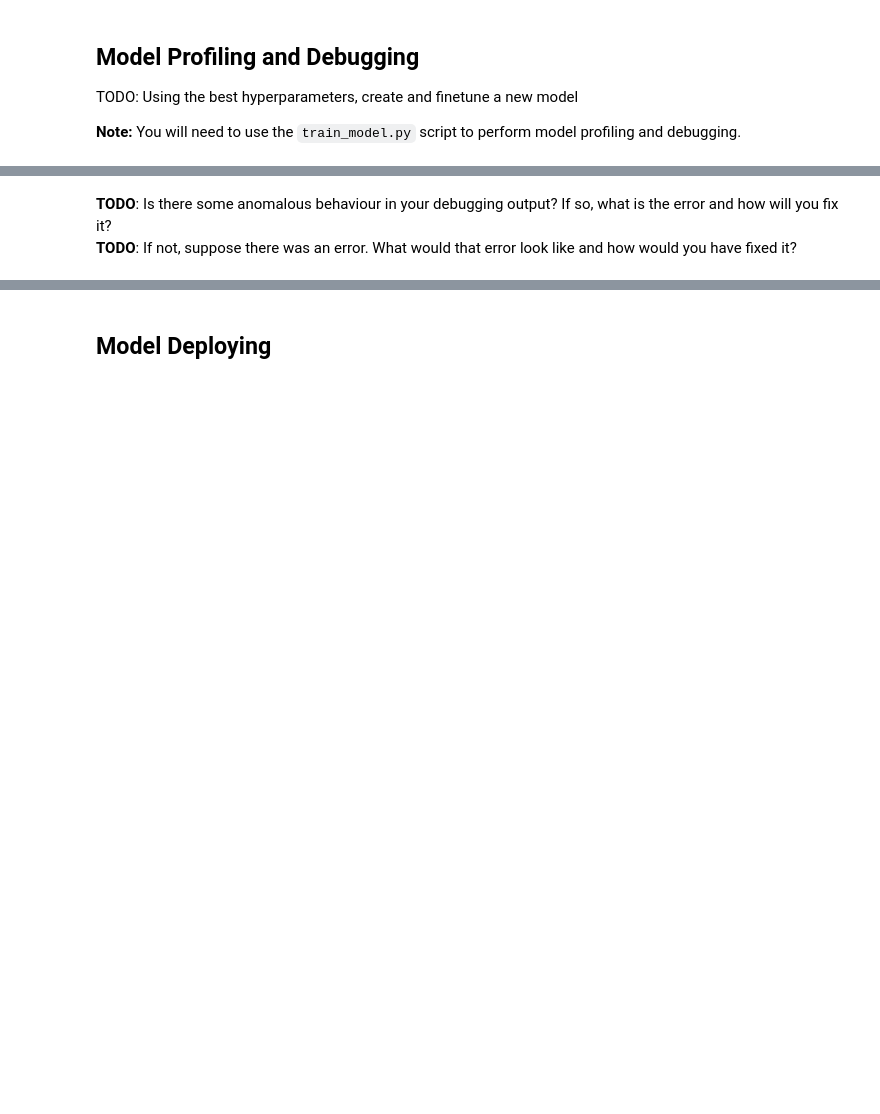
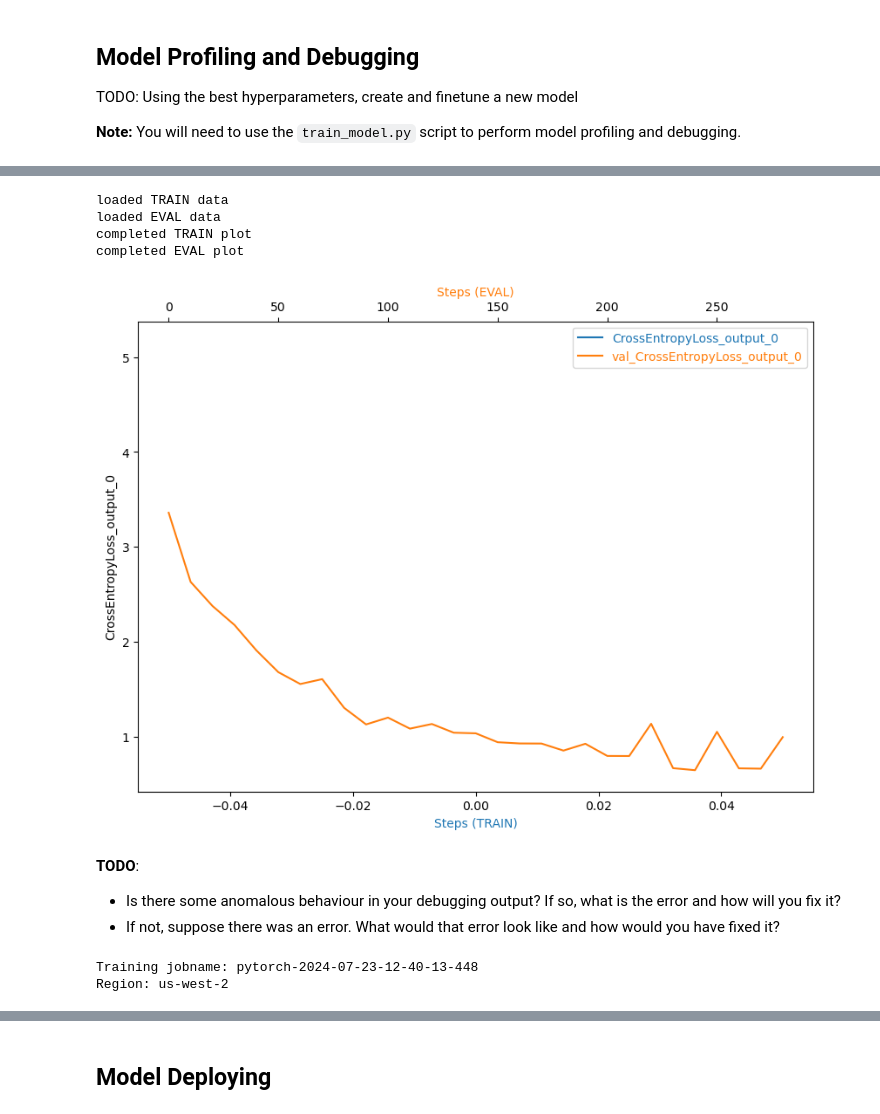
Before and after one commit to hitoshikumagai/nd009t-c3-deep-learning-topics-within-computer-vision-nlp-project-starter, a Jupyter notebook: train_and_deploy.ipynb, the cells around one changed output, grey strips where cells are left out. Cells and saved outputs as stored; diff of their text form; code cells hidden in the pictures; blank space fills up the shorter version.

Commit message:
feat: Add debugger and profile report

```diff
--- a/train_and_deploy.ipynb
+++ b/train_and_deploy.ipynb
@@ -227,7 +238,8 @@ metric_definitions = [{"Name": "Test Loss", "Regex": "Test Loss: testing_loss: (
 estimator = PyTorch(
     entry_point='hpo.py',
     base_job_name='pytorch',
-    output_path = f's3://{bucket}/nd009t-c2/hpo',
+    source_dir = f's3://{bucket}/nd009t-c2/hpo/',
+    output_path = f's3://{bucket}/nd009t-c2/hpo/',
     role=role,
     py_version='py3',
     framework_version='1.8',
@@ -296,8 +308,15 @@ rules = [
     Rule.sagemaker(rule_configs.overfit()),
     Rule.sagemaker(rule_configs.overtraining()),
     Rule.sagemaker(rule_configs.poor_weight_initialization()),
+    Rule.sagemaker(rule_configs.loss_not_decreasing()),
+    ProfilerRule.sagemaker(rule_configs.LowGPUUtilization()),
+    ProfilerRule.sagemaker(rule_configs.ProfilerReport()),
 ]
 
 hook_config = DebuggerHookConfig(
-    hook_parameters={"train.save_interval": "100", "eval.save_interval": "10"}
+    hook_parameters={"train.save_interval": "2500", "eval.save_interval": "10"}
 )
+
+profiler_config = ProfilerConfig(
+    system_monitor_interval_millis=500, framework_profile_params=FrameworkProfile(num_steps=10)
+)
@@ -306,7 +327,8 @@ hook_config = DebuggerHookConfig(
 estimator = PyTorch(
     entry_point='train_model.py',
     base_job_name='pytorch',
-    output_path = f's3://{bucket}/nd009t-c2/train_model',
+    source_dir = f's3://{bucket}/nd009t-c2/train_model/',
+    output_path = f's3://{bucket}/nd009t-c2/train_model/',
     role=role,
     py_version='py3',
     hyperparameters=hyperparameters,
@@ -316,7 +338,8 @@ estimator = PyTorch(
     ## Debugger parameters
     rules=rules,
     debugger_hook_config=hook_config,
+    profiler_config=profiler_config,
 )
 
-tuner.fit(os.environ['SM_CHANNEL_TRAINING'] , wait=True)
+estimator.fit(os.environ['SM_CHANNEL_TRAINING'], wait=True)
 # %% [output]
@@ -327,0 +413,8 @@ No finished training job found associated with this estimator. Please make sure
+# %%
+# TODO: Plot a debugging output.
+job_name = estimator.latest_training_job.name
+client = estimator.sagemaker_session.sagemaker_client
+description = client.describe_training_job(TrainingJobName=estimator.latest_training_job.name)
+trial = create_trial(estimator.latest_job_debugger_artifacts_path())
+
+trial.tensor_names()
@@ -328,5 +445,21 @@ No finished training job found associated with this estimator. Please make sure
+# %%
+plot_tensor(trial, "CrossEntropyLoss_output_0")
+# %% [output]
+loaded TRAIN data
+loaded EVAL data
+completed TRAIN plot
+completed EVAL plot
+[figure, added]
 # %% [markdown]
-**TODO**: Is there some anomalous behaviour in your debugging output? If so, what is the error and how will you fix it?
-**TODO**: If not, suppose there was an error. What would that error look like and how would you have fixed it?
+**TODO**:
+* Is there some anomalous behaviour in your debugging output? If so, what is the error and how will you fix it?
+* If not, suppose there was an error. What would that error look like and how would you have fixed it?
 # %%
 # TODO: Display the profiler output
+
+training_job_name = estimator.latest_training_job.name
+print(f"Training jobname: {training_job_name}")
+print(f"Region: {region}")
+# %% [output]
+Training jobname: pytorch-2024-07-23-12-40-13-448
+Region: us-west-2
```
Also changed, not shown: parts of 14 cells of this notebook, 1 other file.
